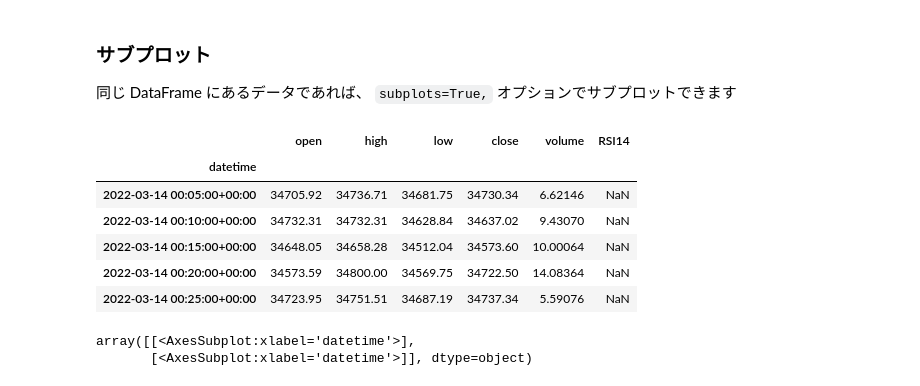
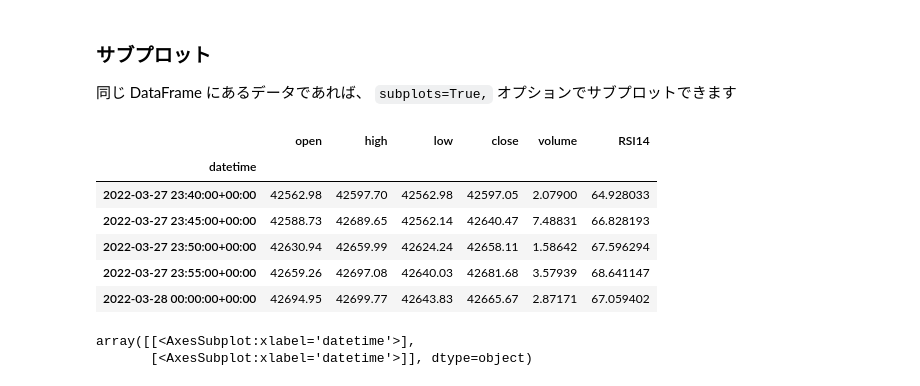
Before and after one commit to fin-py/botter4visualization, a Jupyter notebook: source/static_plots.ipynb, the cells around one changed output. Drawn from its saved outputs; the diff is of its cells as text; code cells hidden in the pictures.

```diff
--- a/source/static_plots.ipynb
+++ b/source/static_plots.ipynb
@@ -16,7 +23,7 @@
 # %%
 import pandas as pd
 # %%
-df_btc_eur =pd.read_pickle("../data/binance_btc-eur.pkl")
+df_btc_eur =pd.read_pickle("/tmp/binance_btc-eur.pkl")
 # %%
 df_btc_eur.head()
 # %% [output]
@@ -100,15 +106,15 @@ df_ohlc_btc_eur["close"].plot(
 import ta
 df_ohlc_btc_eur["RSI14"] = ta.momentum.rsi(df_ohlc_btc_eur["close"], window=14)
 # %%
-df_ohlc_btc_eur.head()
+df_ohlc_btc_eur.tail()
 # %% [output]
 |  | open | high | low | close | volume | RSI14 |
 | datetime |  |  |  |  |  |  |
-| 2022-03-14 00:05:00+00:00 | 34705.92 | 34736.71 | 34681.75 | 34730.34 | 6.62146 | NaN |
-| 2022-03-14 00:10:00+00:00 | 34732.31 | 34732.31 | 34628.84 | 34637.02 | 9.43070 | NaN |
-| 2022-03-14 00:15:00+00:00 | 34648.05 | 34658.28 | 34512.04 | 34573.60 | 10.00064 | NaN |
-| 2022-03-14 00:20:00+00:00 | 34573.59 | 34800.00 | 34569.75 | 34722.50 | 14.08364 | NaN |
-| 2022-03-14 00:25:00+00:00 | 34723.95 | 34751.51 | 34687.19 | 34737.34 | 5.59076 | NaN |
+| 2022-03-27 23:40:00+00:00 | 42562.98 | 42597.70 | 42562.98 | 42597.05 | 2.07900 | 64.928033 |
+| 2022-03-27 23:45:00+00:00 | 42588.73 | 42689.65 | 42562.14 | 42640.47 | 7.48831 | 66.828193 |
+| 2022-03-27 23:50:00+00:00 | 42630.94 | 42659.99 | 42624.24 | 42658.11 | 1.58642 | 67.596294 |
+| 2022-03-27 23:55:00+00:00 | 42659.26 | 42697.08 | 42640.03 | 42681.68 | 3.57939 | 68.641147 |
+| 2022-03-28 00:00:00+00:00 | 42694.95 | 42699.77 | 42643.83 | 42665.67 | 2.87171 | 67.059402 |
 # %%
 df_ohlc_btc_eur[["close", "RSI14"]].plot(
     grid=True,
```
Also changed, not shown: parts of 14 cells of this notebook.
